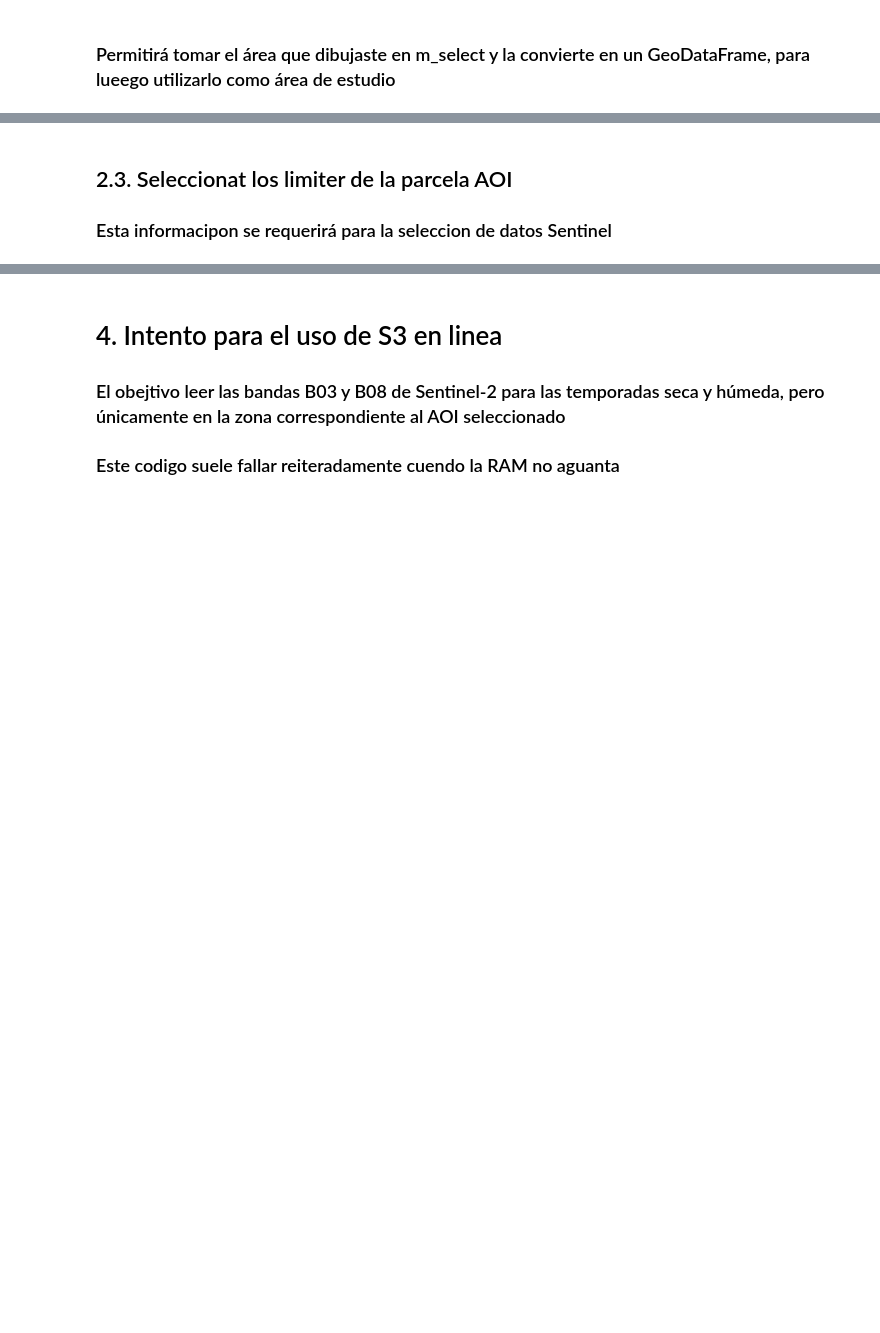
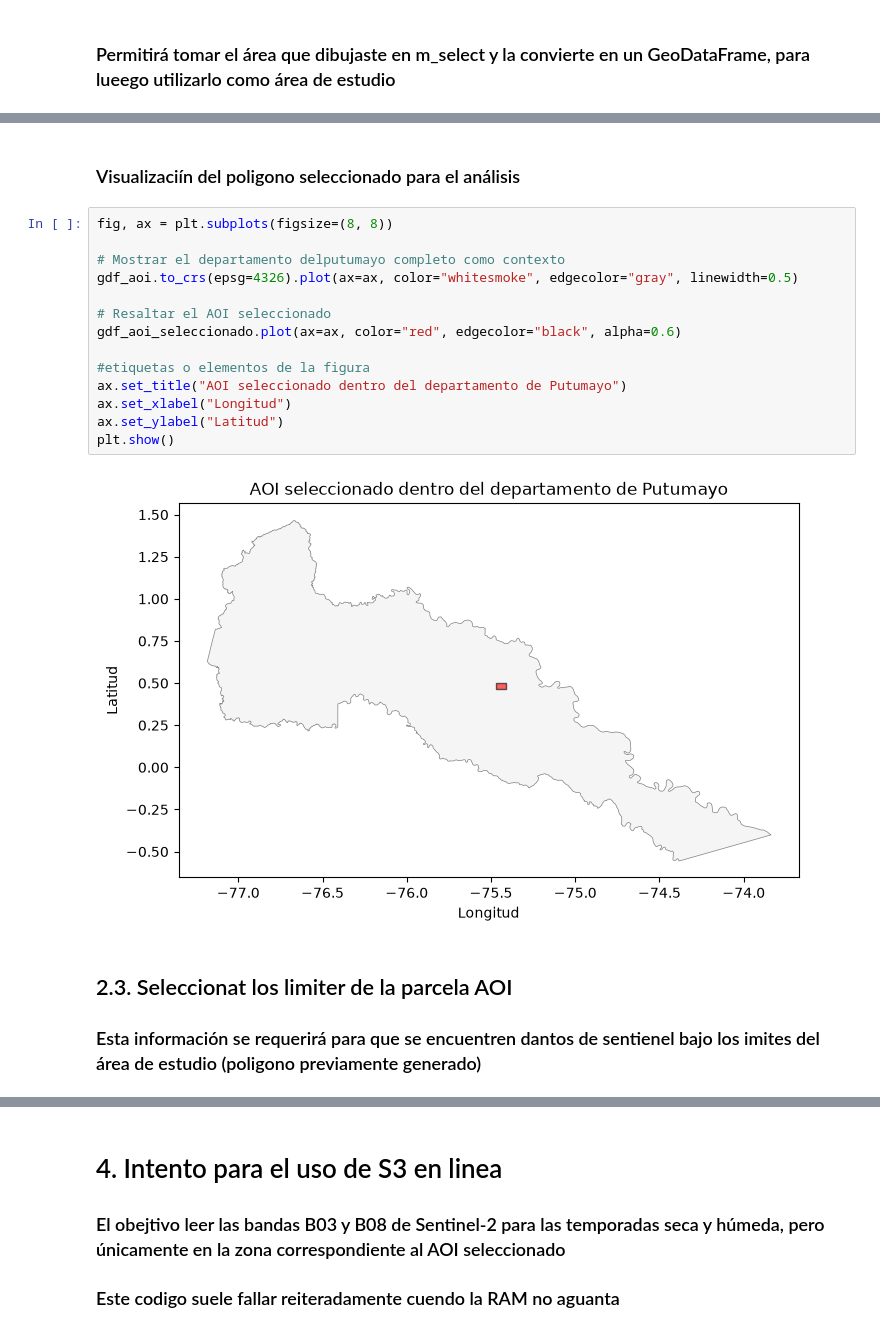
Before and after one commit to rulos57/Geoprocesamiento, a Jupyter notebook: Proyecto1/Proyecto1.ipynb, the cells around one changed output, grey strips where cells are left out. Saved outputs shown, nothing was run; the diff lists cells and outputs as text; blank space fills up the shorter version.

Commit message:
Agregar visualizaciones, finalizar reorganización de Taller 1

```diff
--- a/Proyecto1/Proyecto1.ipynb
+++ b/Proyecto1/Proyecto1.ipynb
@@ -129,6 +152,24 @@ else:
+# %% [markdown]
+### Visualizaciín del poligono seleccionado para el análisis
+# %%
+fig, ax = plt.subplots(figsize=(8, 8))
+
+# Mostrar el departamento delputumayo completo como contexto
+gdf_aoi.to_crs(epsg=4326).plot(ax=ax, color="whitesmoke", edgecolor="gray", linewidth=0.5)
+
+# Resaltar el AOI seleccionado
+gdf_aoi_seleccionado.plot(ax=ax, color="red", edgecolor="black", alpha=0.6)
+
+#etiquetas o elementos de la figura
+ax.set_title("AOI seleccionado dentro del departamento de Putumayo")
+ax.set_xlabel("Longitud")
+ax.set_ylabel("Latitud")
+plt.show()
+# %% [output]
+[figure, added]
 # %% [markdown]
 ## 2.3. Seleccionat los limiter de la parcela AOI
-### Esta informacipon se requerirá para la seleccion de datos Sentinel
+### Esta información se requerirá para que se encuentren dantos de sentienel bajo los imites del área de estudio (poligono previamente generado)
 # %%
 bounds_sel = gdf_aoi_seleccionado.total_bounds
 min_lon, min_lat, max_lon, max_lat = bounds_sel
```
Also changed, not shown: parts of 54 cells of this notebook.
